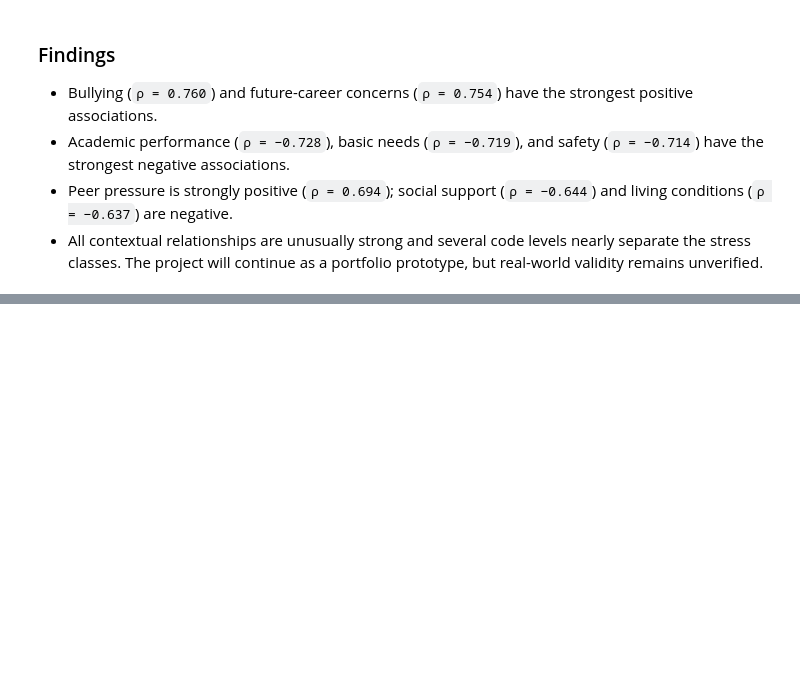
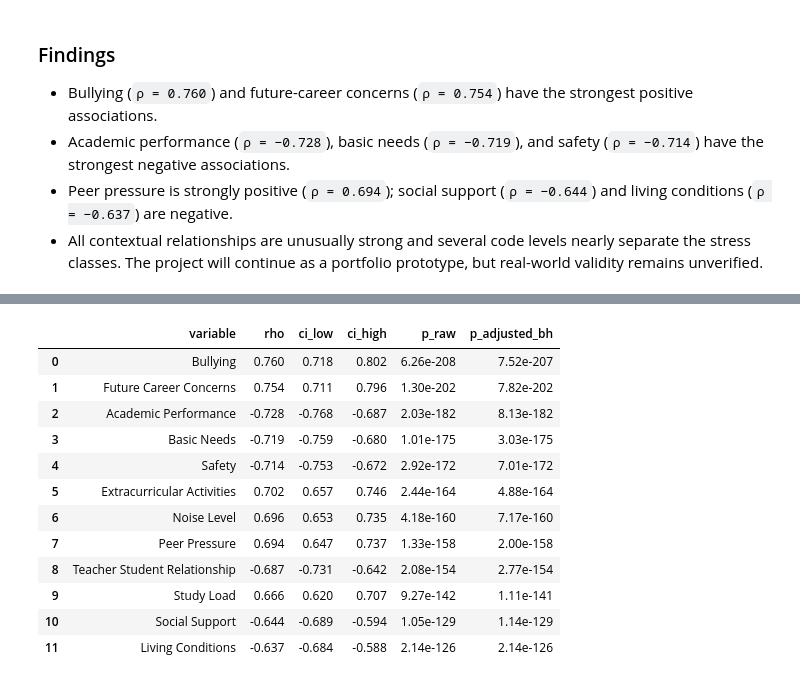
Before and after one commit to ShayanNajafian/academic-stress-research, a Jupyter notebook: notebooks/analysis.ipynb, the cells around one changed output, grey strips where cells are left out. Cells and saved outputs as stored; diff of their text form; code cells hidden in the pictures; blank space fills up the shorter version.

Commit message:
feat: add statistical inference and uncertainty analysis

```diff
--- a/notebooks/analysis.ipynb
+++ b/notebooks/analysis.ipynb
@@ -756,0 +761,83 @@ plt.show()
+# %%
+import numpy as np
+from scipy.stats import spearmanr
+
+N_BOOTSTRAP = 2_000
+RANDOM_SEED = 20_260_825
+
+
+def benjamini_hochberg(p_values):
+    """Return Benjamini-Hochberg adjusted p-values."""
+    p_values = np.asarray(p_values, dtype=float)
+    order = np.argsort(p_values)
+    ranked = p_values[order] * len(p_values) / np.arange(1, len(p_values) + 1)
+    ranked = np.minimum.accumulate(ranked[::-1])[::-1]
+
+    adjusted = np.empty_like(ranked)
+    adjusted[order] = np.minimum(ranked, 1.0)
+    return adjusted
+
+
+rng = np.random.default_rng(RANDOM_SEED)
+target_values = df["stress_level"].to_numpy()
+inference_rows = []
+
+for feature in contextual_features:
+    feature_values = df[feature].to_numpy()
+    observed = spearmanr(feature_values, target_values)
+
+    bootstrap_rho = np.empty(N_BOOTSTRAP)
+    for bootstrap_index in range(N_BOOTSTRAP):
+        sample_indices = rng.integers(0, len(df), len(df))
+        bootstrap_rho[bootstrap_index] = spearmanr(
+            feature_values[sample_indices],
+            target_values[sample_indices],
+        ).statistic
+
+    ci_low, ci_high = np.quantile(bootstrap_rho, [0.025, 0.975])
+    inference_rows.append({
+        "variable": feature,
+        "rho": observed.statistic,
+        "ci_low": ci_low,
+        "ci_high": ci_high,
+        "p_raw": observed.pvalue,
+    })
+
+inference_results = pd.DataFrame(inference_rows)
+inference_results["p_adjusted_bh"] = benjamini_hochberg(
+    inference_results["p_raw"]
+)
+inference_results["abs_rho"] = inference_results["rho"].abs()
+inference_results = (
+    inference_results
+    .sort_values("abs_rho", ascending=False)
+    .drop(columns="abs_rho")
+    .reset_index(drop=True)
+)
+
+inference_display = inference_results.copy()
+inference_display["variable"] = (
+    inference_display["variable"].str.replace("_", " ").str.title()
+)
+for column in ["rho", "ci_low", "ci_high"]:
+    inference_display[column] = inference_display[column].round(3)
+for column in ["p_raw", "p_adjusted_bh"]:
+    inference_display[column] = inference_display[column].map(
+        lambda value: f"{value:.2e}"
+    )
+
+inference_display
+# %% [output]
+|  | variable | rho | ci_low | ci_high | p_raw | p_adjusted_bh |
+| 0 | Bullying | 0.760 | 0.718 | 0.802 | 6.26e-208 | 7.52e-207 |
+| 1 | Future Career Concerns | 0.754 | 0.711 | 0.796 | 1.30e-202 | 7.82e-202 |
+| 2 | Academic Performance | -0.728 | -0.768 | -0.687 | 2.03e-182 | 8.13e-182 |
+| 3 | Basic Needs | -0.719 | -0.759 | -0.680 | 1.01e-175 | 3.03e-175 |
+| 4 | Safety | -0.714 | -0.753 | -0.672 | 2.92e-172 | 7.01e-172 |
+| 5 | Extracurricular Activities | 0.702 | 0.657 | 0.746 | 2.44e-164 | 4.88e-164 |
+| 6 | Noise Level | 0.696 | 0.653 | 0.735 | 4.18e-160 | 7.17e-160 |
+| 7 | Peer Pressure | 0.694 | 0.647 | 0.737 | 1.33e-158 | 2.00e-158 |
+| 8 | Teacher Student Relationship | -0.687 | -0.731 | -0.642 | 2.08e-154 | 2.77e-154 |
+| 9 | Study Load | 0.666 | 0.620 | 0.707 | 9.27e-142 | 1.11e-141 |
+| 10 | Social Support | -0.644 | -0.689 | -0.594 | 1.05e-129 | 1.14e-129 |
+| 11 | Living Conditions | -0.637 | -0.684 | -0.588 | 2.14e-126 | 2.14e-126 |
```
Also changed, not shown: parts of 5 cells of this notebook, 1 other file.
